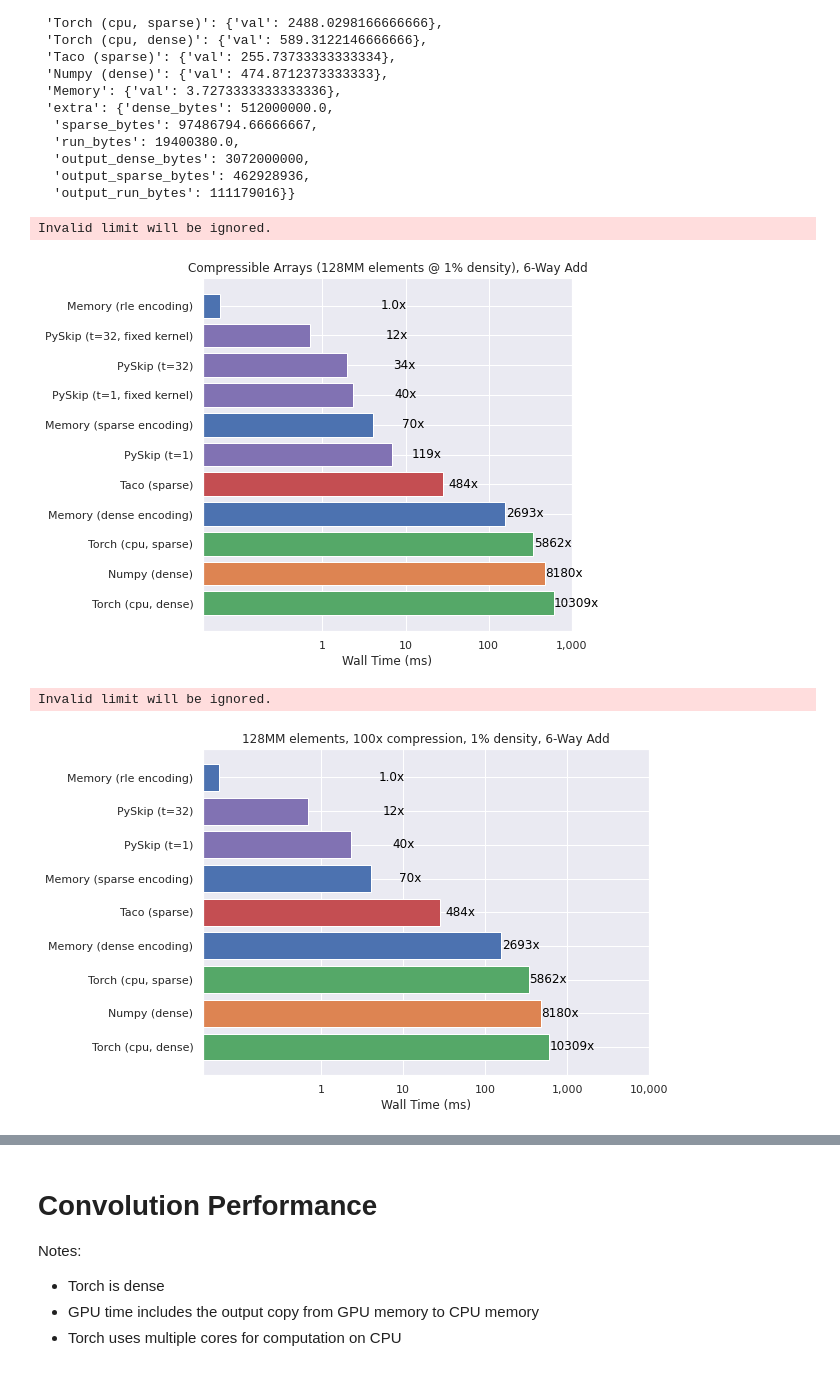
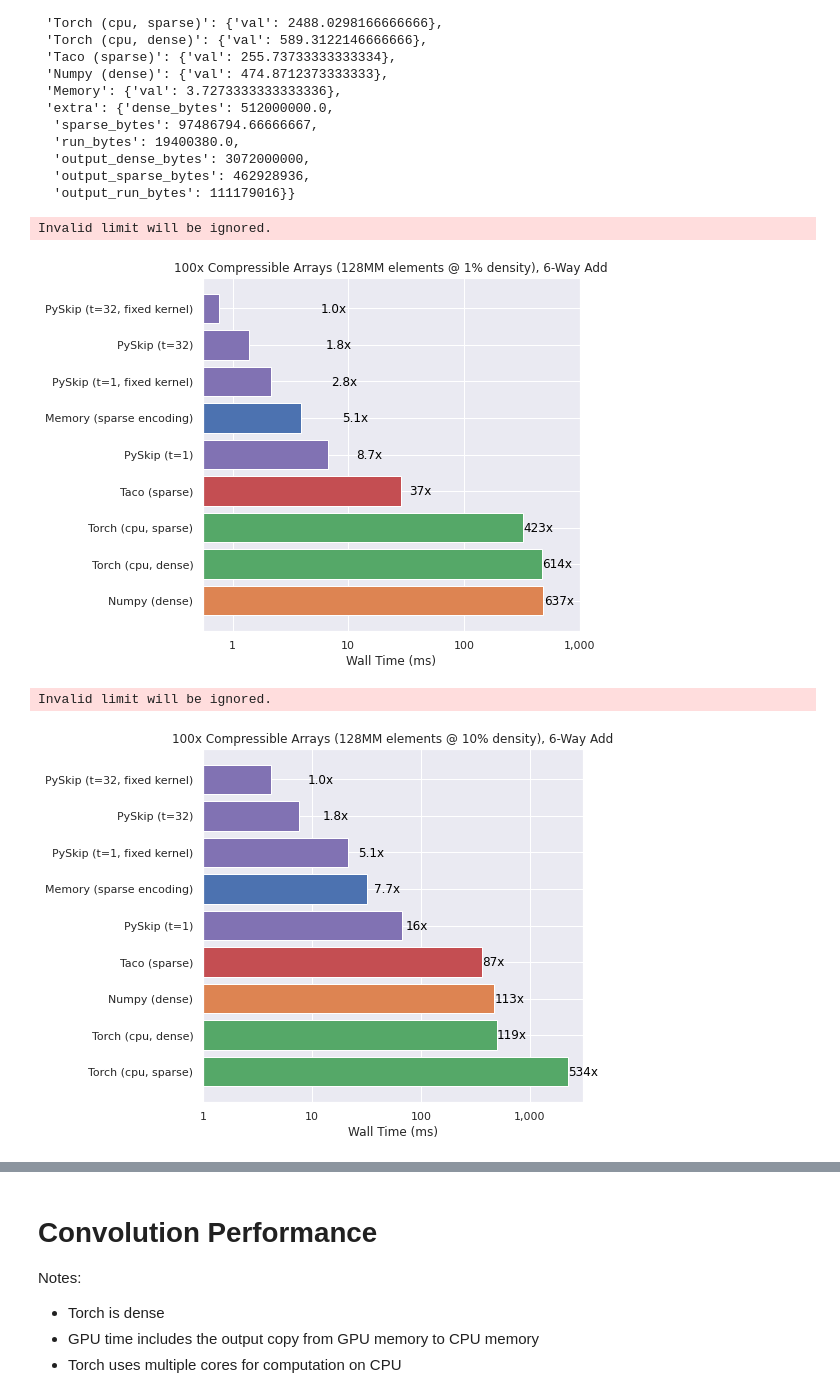
Before and after one commit to turtlesoupy/pyskip, a Jupyter notebook: notebooks/skimpy_bench_project.ipynb, the cells around one changed output, grey strips where cells are left out. Drawn from its saved outputs; the diff is of its cells as text; code cells hidden in the pictures.

```diff
--- a/notebooks/skimpy_bench_project.ipynb
+++ b/notebooks/skimpy_bench_project.ipynb
@@ -241,18 +241,6 @@ SPARSE_SUITE = {
             "encoding": "sparse",
         }
     },
-    "Memory (rle encoding)": {
-        "method": "run_memory",
-        "kwargs": {
-            "encoding": "rle",
-        }
-    },
-    "Memory (dense encoding)": {
-        "method": "run_memory",
-        "kwargs": {
-            "encoding": "dense",
-        }
-    },
 }
 SPARSE_SUITE_NO_TACO = {k: v for k, v in SPARSE_SUITE.items() if k != "Taco"}
 
@@ -788,15 +759,16 @@ run_length_density_10
   'output_sparse_bytes': 462928936,
   'output_run_bytes': 111179016}}
 # %%
-plot_bar(run_length_density_01, title="Compressible Arrays (128MM elements @ 1% density), 6-Way Add", xlabel="Wall Time (ms)", xlog=True,
+plot_bar(run_length_density_01, title="100x Compressible Arrays (128MM elements @ 1% density), 6-Way Add", xlabel="Wall Time (ms)", xlog=True,
          xticks=np.array([1, 10, 100, 1000]),
          output_path="/home/tdimson/projects/cs348k/project/final_report/plots/compressible_6_way_add_density_01.png")
 # %% [output]
 Invalid limit will be ignored.
-[figure, old version]
+[figure, new version]
 # %%
-plot_bar({k.replace(", fixed kernel", ""): v for k, v in run_length_density_01.items() if "PySkip" not in k or "fixed" in k}, title="128MM elements, 100x compression, 1% density, 6-Way Add", xlabel="Wall Time (ms)", xlog=True,
-         xticks=np.array([1, 10, 100, 1000, 10000]))
+plot_bar(run_length_density_10, title="100x Compressible Arrays (128MM elements @ 10% density), 6-Way Add", xlabel="Wall Time (ms)", xlog=True,
+         xticks=np.array([1, 10, 100, 1000]),
+         output_path="/home/tdimson/projects/cs348k/project/final_report/plots/compressible_6_way_add_density_10.png")
 # %% [output]
 Invalid limit will be ignored.
-[figure, old version]
+[figure, new version]
```
Also changed, not shown: parts of 28 cells of this notebook, 8 other files.
